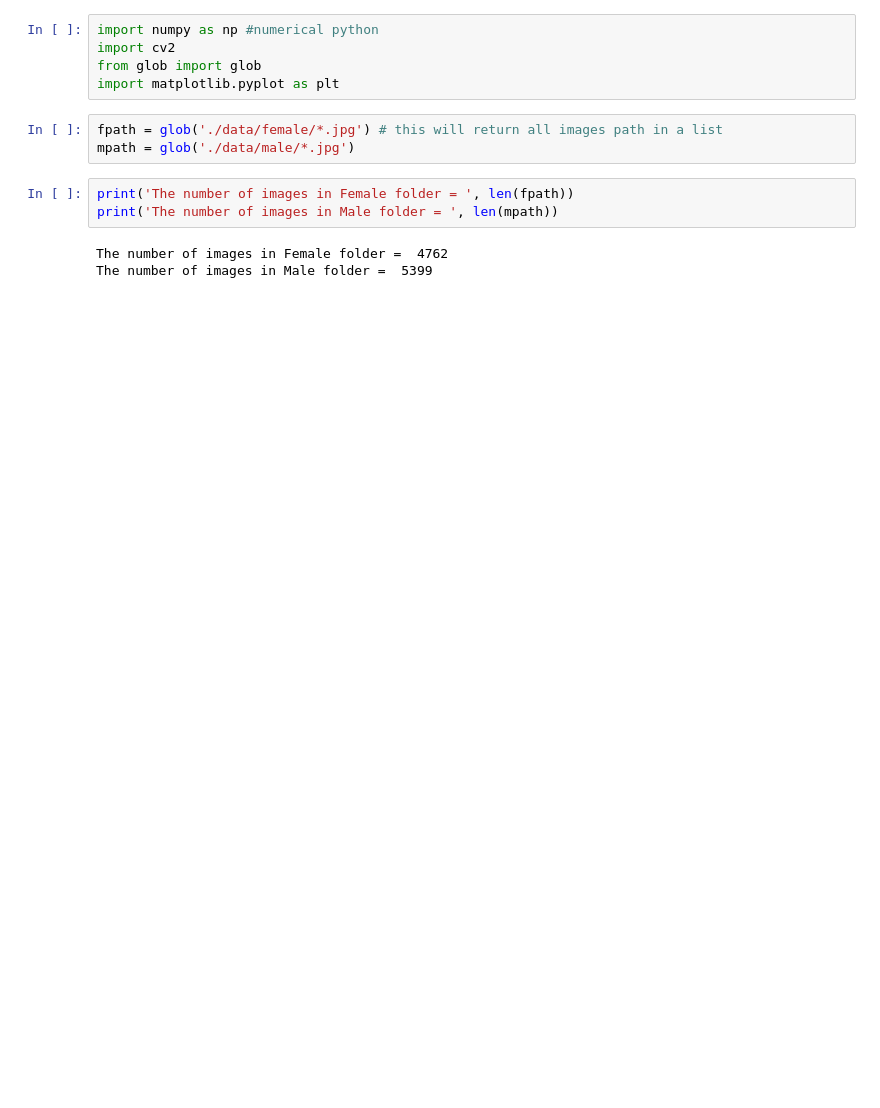
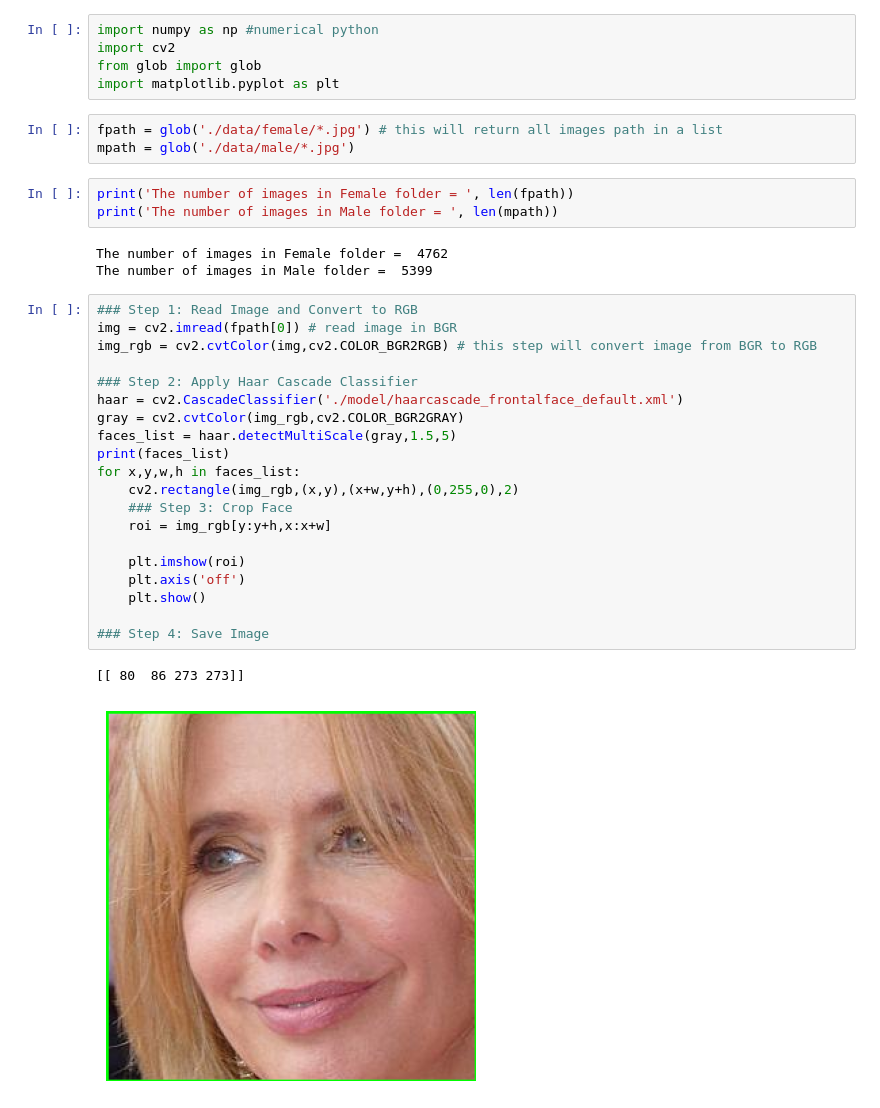
Before and after one commit to Willuv/Facial-Recognition-Program, a Jupyter notebook: 2_Train_FaceRecognition_with_ML/FRM_data_preprocessing_crop_faces.ipynb, the cells around one changed output. Saved outputs shown, nothing was run; the diff lists cells and outputs as text; blank space fills up the shorter version.

```diff
--- a/2_Train_FaceRecognition_with_ML/FRM_data_preprocessing_crop_faces.ipynb
+++ b/2_Train_FaceRecognition_with_ML/FRM_data_preprocessing_crop_faces.ipynb
@@ -12,3 +12,26 @@ print('The number of images in Male folder = ', len(mpath))
 # %% [output]
 The number of images in Female folder =  4762
 The number of images in Male folder =  5399
+# %%
+### Step 1: Read Image and Convert to RGB
+img = cv2.imread(fpath[0]) # read image in BGR
+img_rgb = cv2.cvtColor(img,cv2.COLOR_BGR2RGB) # this step will convert image from BGR to RGB
+
+### Step 2: Apply Haar Cascade Classifier
+haar = cv2.CascadeClassifier('./model/haarcascade_frontalface_default.xml')
+gray = cv2.cvtColor(img_rgb,cv2.COLOR_BGR2GRAY)
+faces_list = haar.detectMultiScale(gray,1.5,5)
+print(faces_list)
+for x,y,w,h in faces_list:
+    cv2.rectangle(img_rgb,(x,y),(x+w,y+h),(0,255,0),2)
+    ### Step 3: Crop Face
+    roi = img_rgb[y:y+h,x:x+w]
+
+    plt.imshow(roi)
+    plt.axis('off')
+    plt.show()
+
+### Step 4: Save Image
+# %% [output]
+[[ 80  86 273 273]]
+[figure, added]
```
Also changed, not shown: parts of 4 cells of this notebook, 1 other file.
